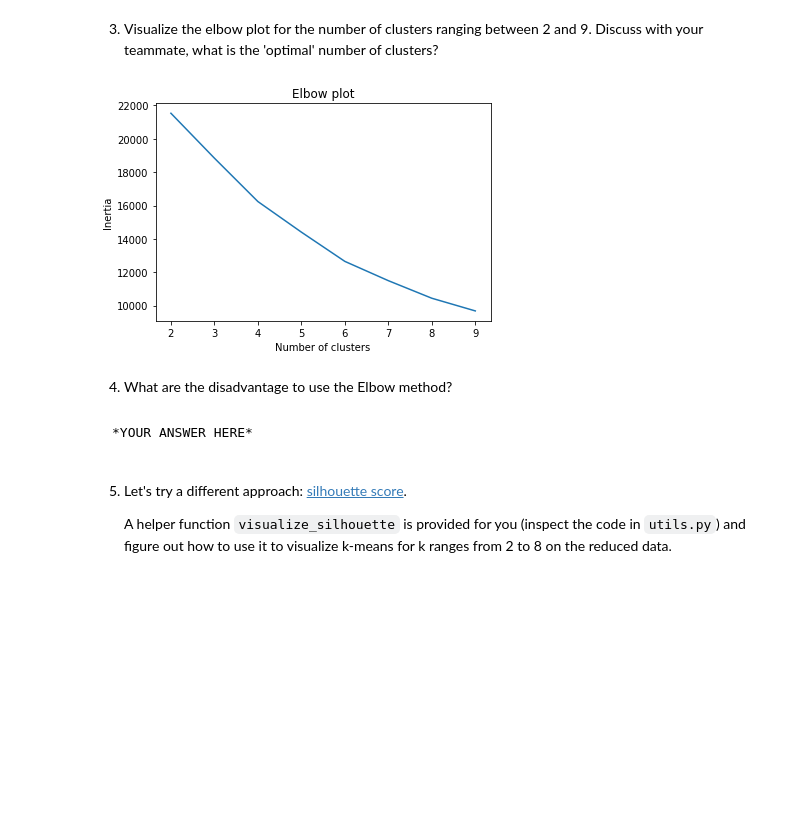
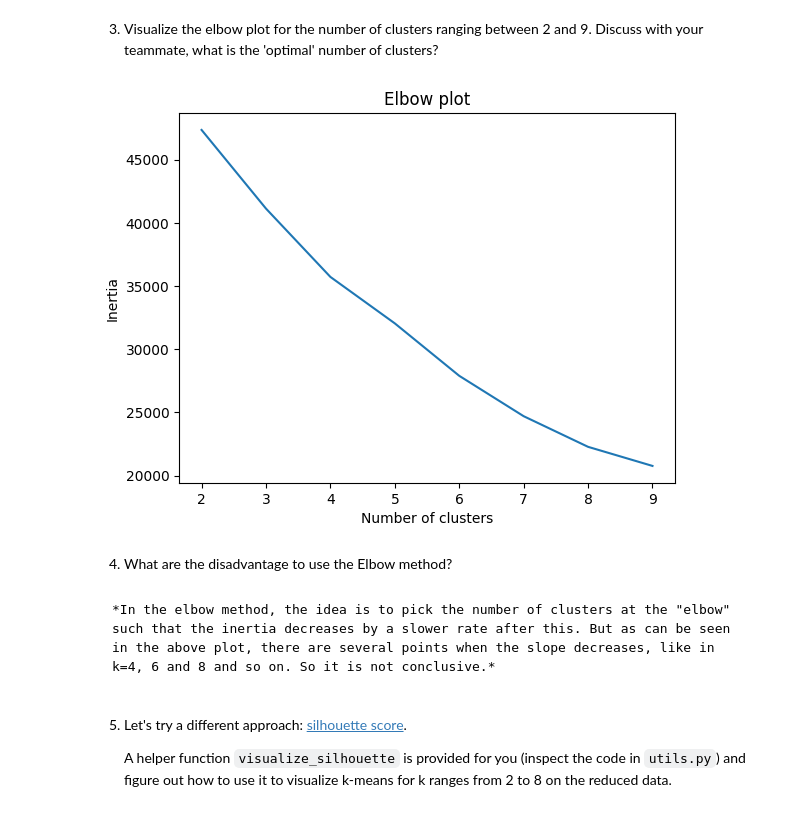
Before and after one commit to rnirms/MLE-10, a Jupyter notebook: assignments/week-08-unsupervised-ml/nb/new-product-launch.ipynb, the cells around one changed output. Drawn from its saved outputs; the diff is of its cells as text; code cells hidden in the pictures; blank space fills up the shorter version.

```diff
--- a/assignments/week-08-unsupervised-ml/nb/new-product-launch.ipynb
+++ b/assignments/week-08-unsupervised-ml/nb/new-product-launch.ipynb
@@ -147,0 +248,2 @@ Similarly, apply the pipeline on the reduced / engineered features `X_reduced`.
+# %%
+train(X, y, standardize=False)
@@ -148,5 +259,6 @@ Similarly, apply the pipeline on the reduced / engineered features `X_reduced`.
 # %%
 # YOUR CODE HERE
+train(X_reduced, y, standardize=True)
 # %% [output]
               precision    recall  f1-score   support
 
@@ -158,0 +271,2 @@ weighted avg       0.65      0.64      0.65      1000
+# %%
+train(X_reduced, y, standardize=False)
@@ -181,8 +306,8 @@ def visualize_elbow(X, ks):
     fig, ax = plt.subplots()
     inertias = []
     for k in ks:
-        # YOUR CODE HERE
-        # YOUR CODE HERE
+        kmeans = KMeans(n_clusters=k, random_state=10).fit(X)
+        inertias.append(kmeans.inertia_)
     plt.plot(ks, inertias)
     plt.xticks(ks)
     plt.xlabel('Number of clusters')
@@ -192,12 +317,13 @@ def visualize_elbow(X, ks):
 3. Visualize the elbow plot for the number of clusters ranging between 2 and 9. Discuss with your teammate, what is the 'optimal' number of clusters?
 # %%
 # YOUR CODE HERE
+visualize_elbow(X=X_reduced, ks=range(2, 10))
 # %% [output]
-[figure, old version]
+[figure, new version]
 # %% [markdown]
 4. What are the disadvantage to use the Elbow method?
 # %% [markdown]
-    *YOUR ANSWER HERE*
+    *In the elbow method, the idea is to pick the number of clusters at the "elbow" such that the inertia decreases by a slower rate after this. But as can be seen in the above plot, there are several points when the slope decreases, like in k=4, 6 and 8 and so on. So it is not conclusive.*
 # %% [markdown]
 5. Let's try a different approach: [silhouette score](https://towardsdatascience.com/clustering-metrics-better-than-the-elbow-method-6926e1f723a6).
 
```
Also changed, not shown: parts of 111 cells of this notebook.
